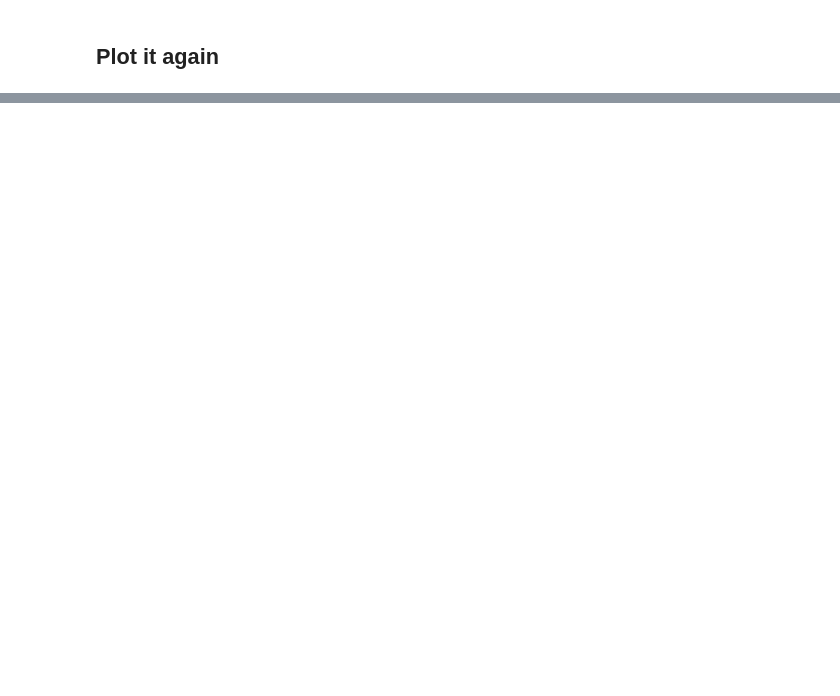
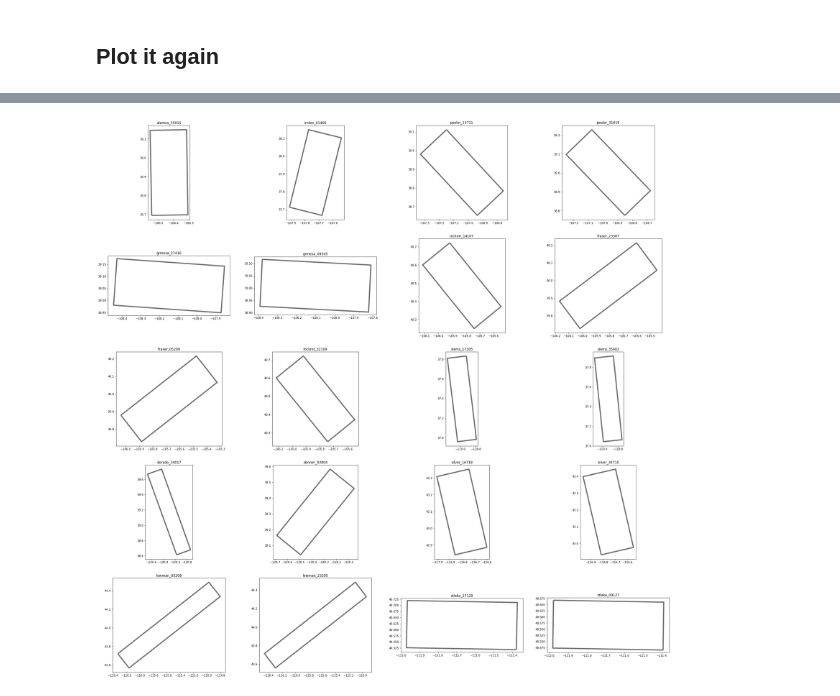
Before and after one commit to mcreelma/Snow_Probes, a Jupyter notebook: Community_Snow_Obs/CSO_Data_Reader.ipynb, the cells around one changed output, grey strips where cells are left out. Saved outputs shown, nothing was run; the diff lists cells and outputs as text; code cells hidden in the pictures; blank space fills up the shorter version.

```diff
--- a/Community_Snow_Obs/CSO_Data_Reader.ipynb
+++ b/Community_Snow_Obs/CSO_Data_Reader.ipynb
@@ -122,0 +137,64 @@ flight_bound.plot(ax = ax1 , facecolor = 'none' , edgecolor = 'black')
+# %%
+# ax1 = df.groupby('Site').plot(column = 'Site' )
+# ctx.add_basemap(ax1, crs=df.crs)
+# # # df
+# name = flight_bound['Name'][0]
+# fig, ax = plt.subplots(4,4, figsize = (40 , 40))
+# df['site'][name]
+
+
+fig, ax1 = plt.subplots(5, 4, figsize=(36, 36))
+ax1 = ax1.flatten()
+
+for idx in range(len(flight_bound)):
+    # Print the name as an indicator
+    print( flight_bound.iloc[idx]['Name'])
+    # print(flight_bound.iloc[idx]['Name'] == 'rockmt_14107')
+
+
+    # Plot the flight boundaries
+    flight_bound.iloc[[idx]].plot(ax=ax1[idx], # plot it on the current figure axis (idx)
+        facecolor = 'none', # make sure there is no fill
+        edgecolor='#6a6a6a', # Turn the edges black
+        linewidth= 4 # Line width
+        )
+
+    # Set the Title for the subplot
+    ax1[idx].set_title(f"{flight_bound.iloc[idx]['Name']}") # Set the title to the
+
+    # # Plot tthe base Map
+    # ctx.add_basemap(ax1[idx],
+    #   crs=df.crs) # set the crs to that of the dataframe
+
+
+
+    ################AAAAAAAAAAAAAAAAAAAAAAAAAA#########################
+    # Trying to plot the individual points,
+
+    # skip the bad ones
+    if flight_bound.iloc[idx]['Name'] == 'grmesa_27416' or 'rockmt_14107' or 'silver_16718' or 'silver_34715' :
+        print('found a baddie')
+        continue
+
+    else:
+        print('it''s good')
+    # else plot the new ones
+
+    # dnew = df[df['Site'] == flight_bound.iloc[idx]['Name'] ]
+    print( flight_bound.iloc[idx]['Name'])
+    # dnew = df[df['Site'] == flight_bound['Name'][idx] ]
+    # dnew.iloc[[idx]].plot(column = 'Site' ,
+    #     ax=ax1[idx],
+    #     # color='#000000',
+    #     # edgecolor='#000000',
+    #     )
+    # dnew.plot()
+    # print(dnew)
+
+    # #   flight line
+    # except:
+    #    print('There was no data')
+
+
+plt.show()
+# %% [output]
@@ -122,0 +218 @@ flight_bound.plot(ax = ax1 , facecolor = 'none' , edgecolor = 'black')
+[figure, added]
```
Also changed, not shown: parts of 15 cells of this notebook.
